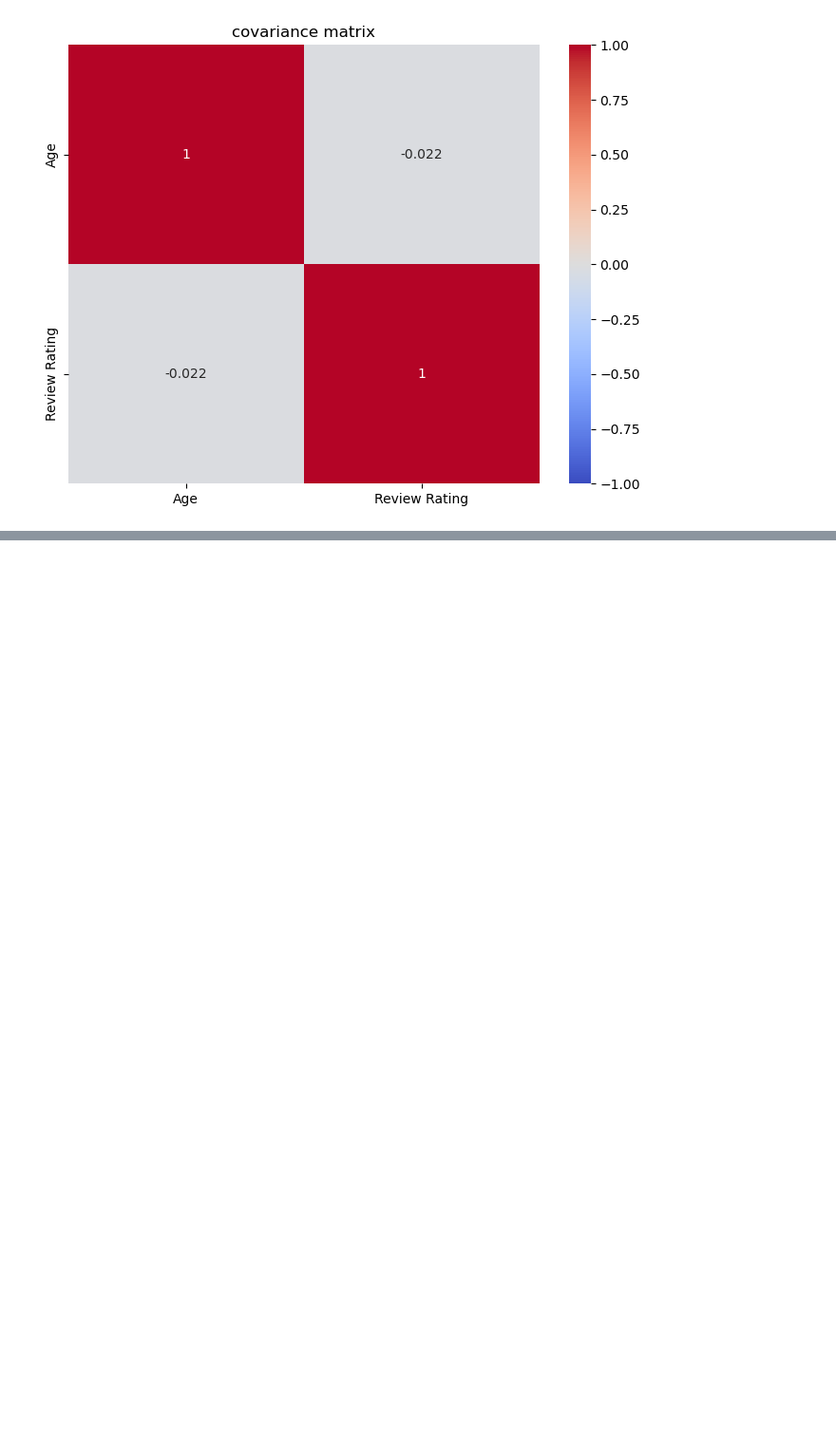
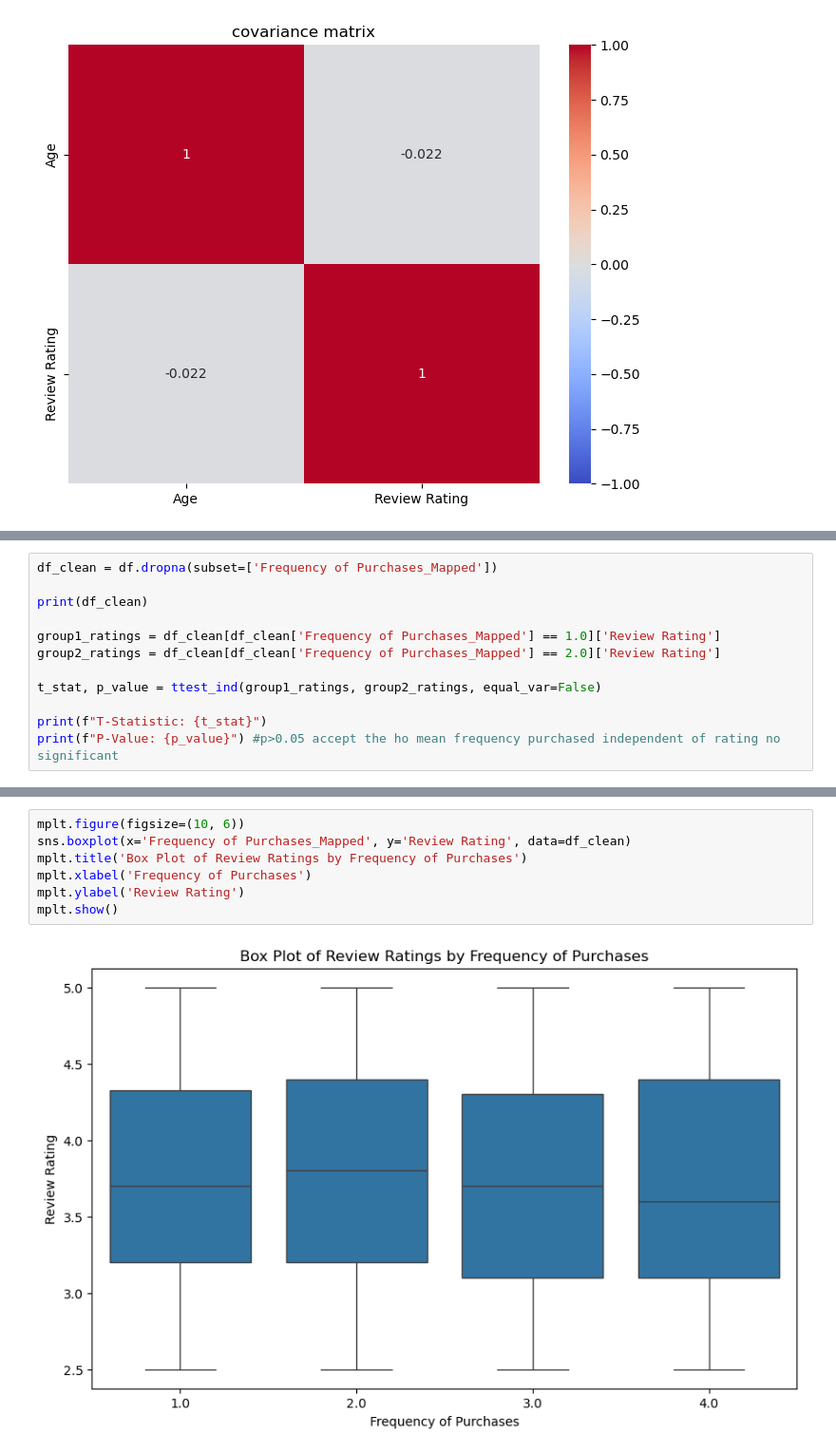
Before and after one commit to srinijalanda93/Machine-learning, a Jupyter notebook: 2448526_Srinija_lab-2.ipynb, the cells around one changed output, grey strips where cells are left out. Shown at 95% size. Cells and saved outputs as stored; diff of their text form; blank space fills up the shorter version.

```diff
--- a/lab-2.ipynb
+++ b/2448526_Srinija_lab-2.ipynb
@@ -306,0 +483,12 @@ mplt.show()
+# %%
+df_clean = df.dropna(subset=['Frequency of Purchases_Mapped'])
+
+print(df_clean)
+
+group1_ratings = df_clean[df_clean['Frequency of Purchases_Mapped'] == 1.0]['Review Rating']
+group2_ratings = df_clean[df_clean['Frequency of Purchases_Mapped'] == 2.0]['Review Rating']
+
+t_stat, p_value = ttest_ind(group1_ratings, group2_ratings, equal_var=False)
+
+print(f"T-Statistic: {t_stat}")
+print(f"P-Value: {p_value}") #p>0.05 accept the ho mean frequency purchased independent of rating no significant
@@ -306,0 +513,9 @@ mplt.show()
+# %%
+mplt.figure(figsize=(10, 6))
+sns.boxplot(x='Frequency of Purchases_Mapped', y='Review Rating', data=df_clean)
+mplt.title('Box Plot of Review Ratings by Frequency of Purchases')
+mplt.xlabel('Frequency of Purchases')
+mplt.ylabel('Review Rating')
+mplt.show()
+# %% [output]
+[figure, added]
```
Also changed, not shown: parts of 22 cells of this notebook.
